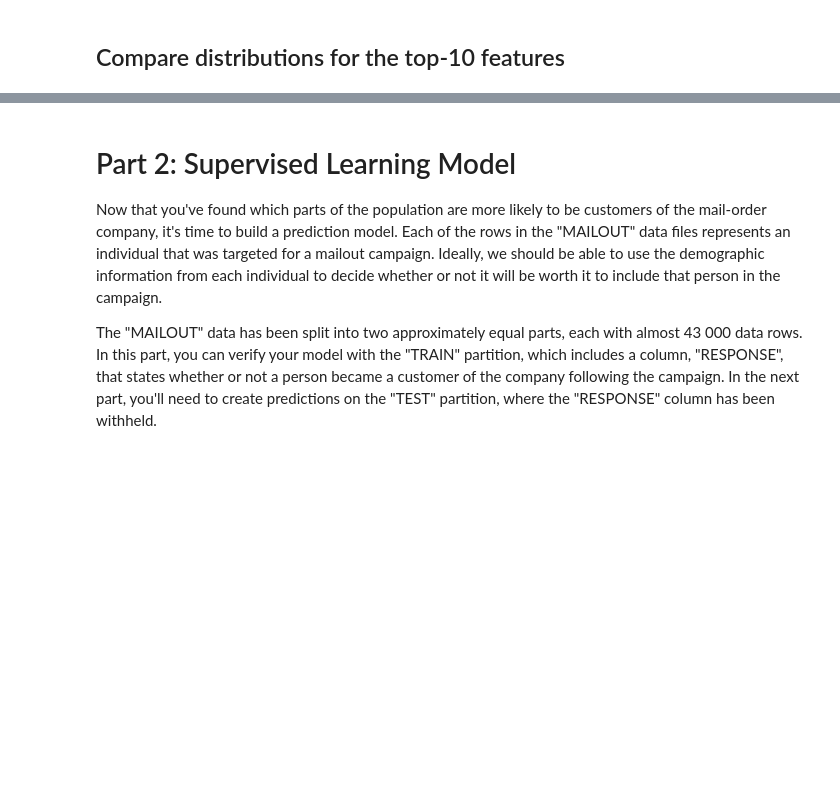
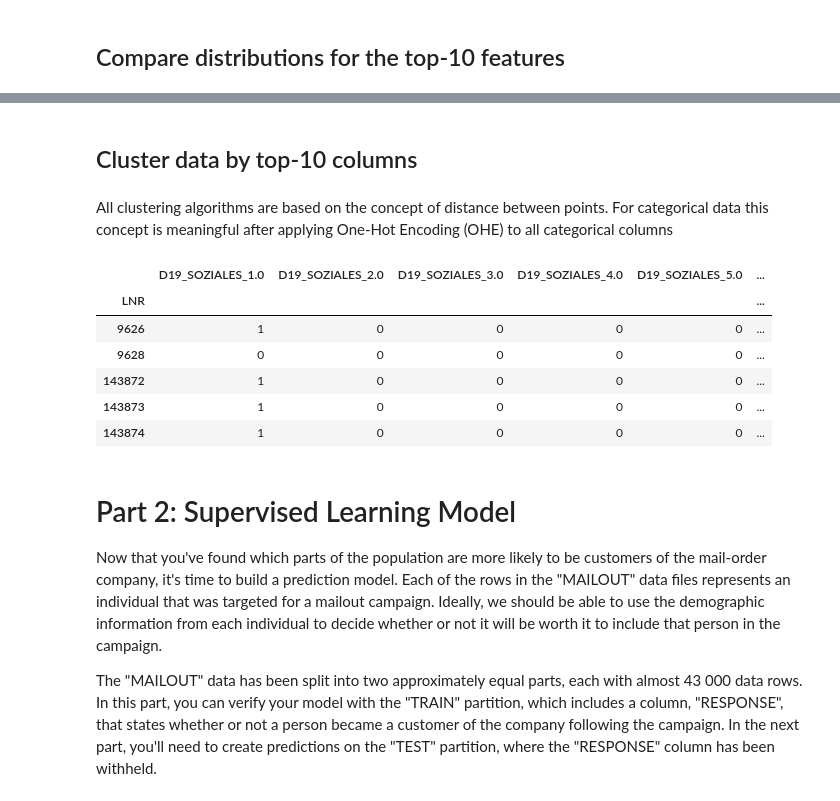
Before and after one commit to olalakul/udacity-MLengineer-capstone, a Jupyter notebook: Arvato Project Workbook.ipynb, the cells around one changed output, grey strips where cells are left out. Drawn from its saved outputs; the diff is of its cells as text; code cells hidden in the pictures; blank space fills up the shorter version.

Commit message:
OHE columns for clustering

```diff
--- a/Arvato Project Workbook.ipynb
+++ b/Arvato Project Workbook.ipynb
@@ -362,3 +364,20 @@ plt.close(fig)
+# %% [markdown]
+## Cluster data by top-10 columns
+# %% [markdown]
+All clustering algorithms are based on the concept of distance between points. For categorical data this concept is meaningful after applying One-Hot Encoding (OHE) to all categorical columns
+# %%
+data_ohe = data[top10_columns].copy()
+#columns_for_OHE = [c for c in top10_columns if c not in ('EXTSEL992')]
+data_ohe = pd.get_dummies(data_ohe, drop_first=True, columns=top10_columns)
+data_ohe.head()
+# %% [output]
+|  | D19_SOZIALES_1.0 | D19_SOZIALES_2.0 | D19_SOZIALES_3.0 | D19_SOZIALES_4.0 | D19_SOZIALES_5.0 | ... |
+| LNR |  |  |  |  |  | ... |
+| 9626 | 1 | 0 | 0 | 0 | 0 | ... |
+| 9628 | 0 | 0 | 0 | 0 | 0 | ... |
+| 143872 | 1 | 0 | 0 | 0 | 0 | ... |
+| 143873 | 1 | 0 | 0 | 0 | 0 | ... |
+| 143874 | 1 | 0 | 0 | 0 | 0 | ... |
 # %% [markdown]
 # Part 2: Supervised Learning Model
 
```
Also changed, not shown: parts of 2 cells of this notebook.
